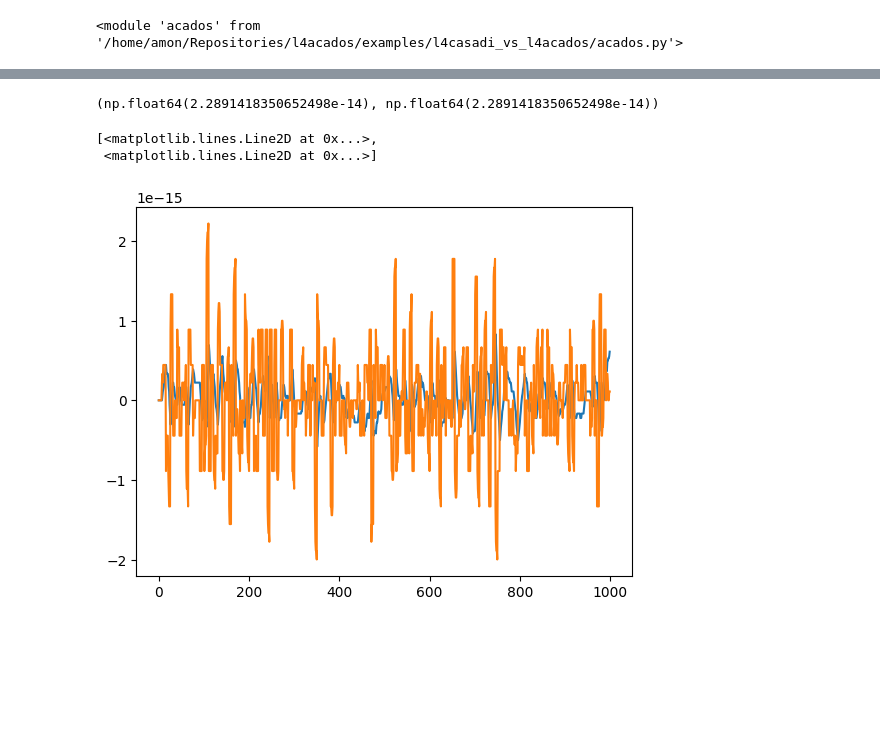
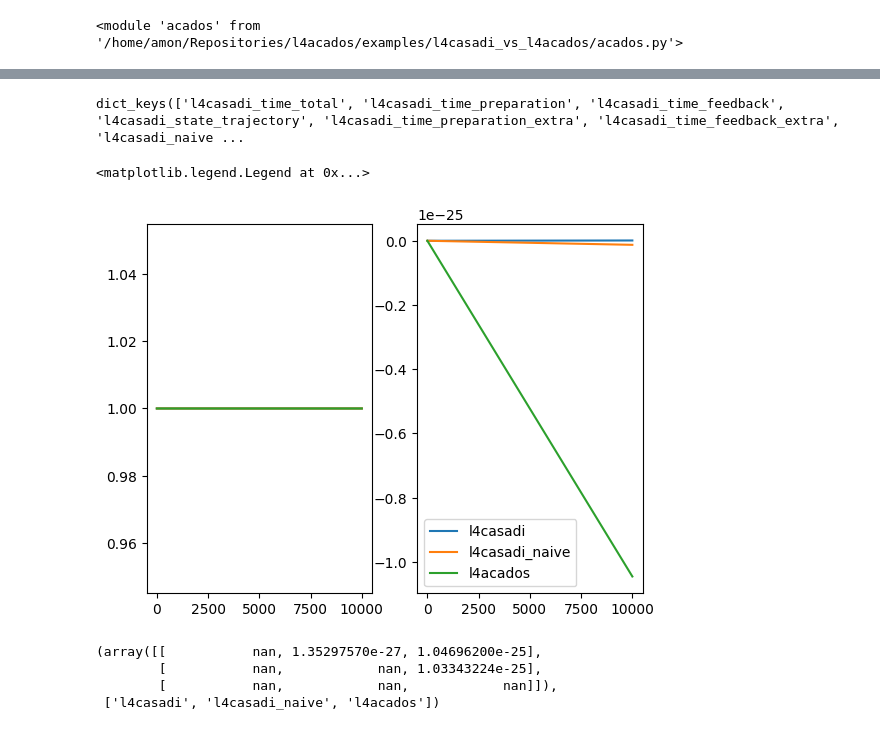
Before and after one commit to IntelligentControlSystems/l4acados, a Jupyter notebook: examples/l4casadi_vs_l4acados/l4casadi_vs_l4acados.ipynb, the cells around one changed output, grey strips where cells are left out. Drawn from its saved outputs; the diff is of its cells as text; code cells hidden in the pictures; blank space fills up the shorter version.

Commit message:
Resolve "L4CasADi vs. L4acados improvements"

```diff
--- a/examples/l4casadi_vs_l4acados/l4casadi_vs_l4acados.ipynb
+++ b/examples/l4casadi_vs_l4acados/l4casadi_vs_l4acados.ipynb
@@ -174,0 +254,7 @@ Running timing experiment: 999/1000
+# %%
+# load data
+save_file = os.path.join(
+    "data",
+    f"l4casadi_vs_l4acados_N{N}_layers{hidden_layers}_size{hidden_size}_steps{solve_steps}_{device}_threads{num_threads}_acados{num_threads_acados_openmp}.npz",
+)
+results_dict = dict(np.load(save_file))
@@ -186,0 +267,6 @@ opt_times_l4acados_avg = np.cumsum(opt_times_l4acados[warmup_iter:]) / np.arange
+# %%
+keys_time = [key for key in results_dict.keys() if "time" in key]
+for key_values in keys_time:
+    results_dict[f"{key_values}_avg"] = np.cumsum(
+        results_dict[key_values][warmup_iter:]
+    ) / np.arange(1, len(results_dict[key_values][warmup_iter:]) + 1)
@@ -251,12 +360,41 @@ plt.plot(x_l4acados, linewidth=1)
-# %%
-np.linalg.norm(np.array(x_l4casadi) - np.array(x_l4acados)), np.linalg.norm(
-    np.array(x_l4casadi_naive) - np.array(x_l4acados)
-)
-# %% [output]
-(np.float64(2.2891418350652498e-14), np.float64(2.2891418350652498e-14))
-# %%
-plt.plot(np.array(x_l4acados) - np.array(x_l4casadi))
-# %% [output]
-[<matplotlib.lines.Line2D at 0x...>,
- <matplotlib.lines.Line2D at 0x...>]
-[figure, removed]
+# %%
+results_dict.keys()
+# %% [output]
+dict_keys(['l4casadi_time_total', 'l4casadi_time_preparation', 'l4casadi_time_feedback', 'l4casadi_state_trajectory', 'l4casadi_time_preparation_extra', 'l4casadi_time_feedback_extra', 'l4casadi_naive ...
+# %%
+fig, ax = plt.subplots(1, 2)
+
+key_plot = "state_trajectory"
+for key in keys_methods:
+    key_state = f"{key}_{key_plot}"
+    if key_state in results_dict.keys():
+        for i in range(2):
+            ax[i].plot(
+                results_dict[key_state][:, i],
+                label=key,
+            )
+
+plt.legend()
+# %% [output]
+<matplotlib.legend.Legend at 0x...>
+[figure, added]
+# %%
+diff_matrix = np.nan * np.ones((len(keys_methods), len(keys_methods)))
+for i, key in enumerate(keys_methods):
+    for j, key_2 in enumerate(keys_methods[i + 1 :]):
+        j_2 = j + i + 1
+        key_state_1 = f"{key}_{key_plot}"
+        key_state_2 = f"{key_2}_{key_plot}"
+        if key_state_1 in results_dict.keys() and key_state_2 in results_dict.keys():
+            diff_matrix[i, j_2] = np.linalg.norm(
+                np.array(results_dict[key_state_1])
+                - np.array(results_dict[key_state_2]),
+                ord=np.inf,
+            )
+
+diff_matrix, keys_methods
+# %% [output]
+(array([[           nan, 1.35297570e-27, 1.04696200e-25],
+        [           nan,            nan, 1.03343224e-25],
+        [           nan,            nan,            nan]]),
+ ['l4casadi', 'l4casadi_naive', 'l4acados'])
```
Also changed, not shown: parts of 15 cells of this notebook, 16 other files.
